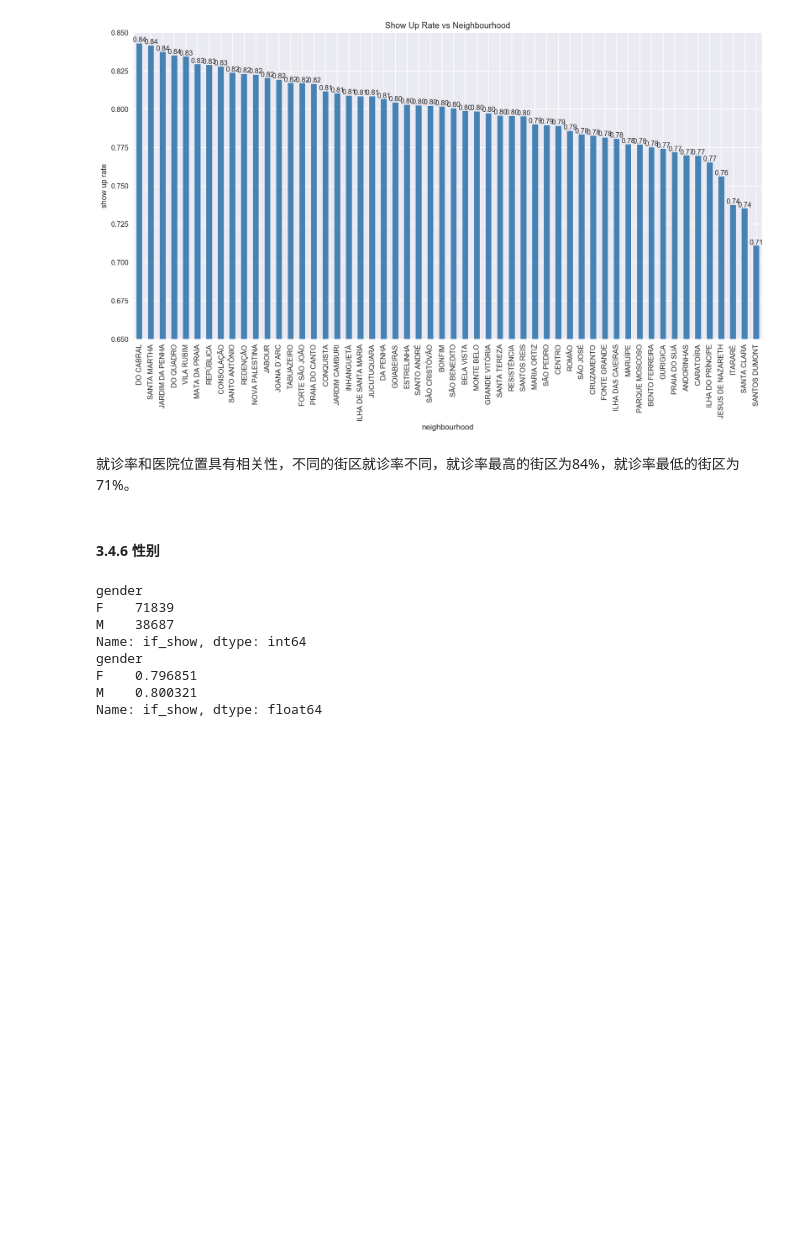
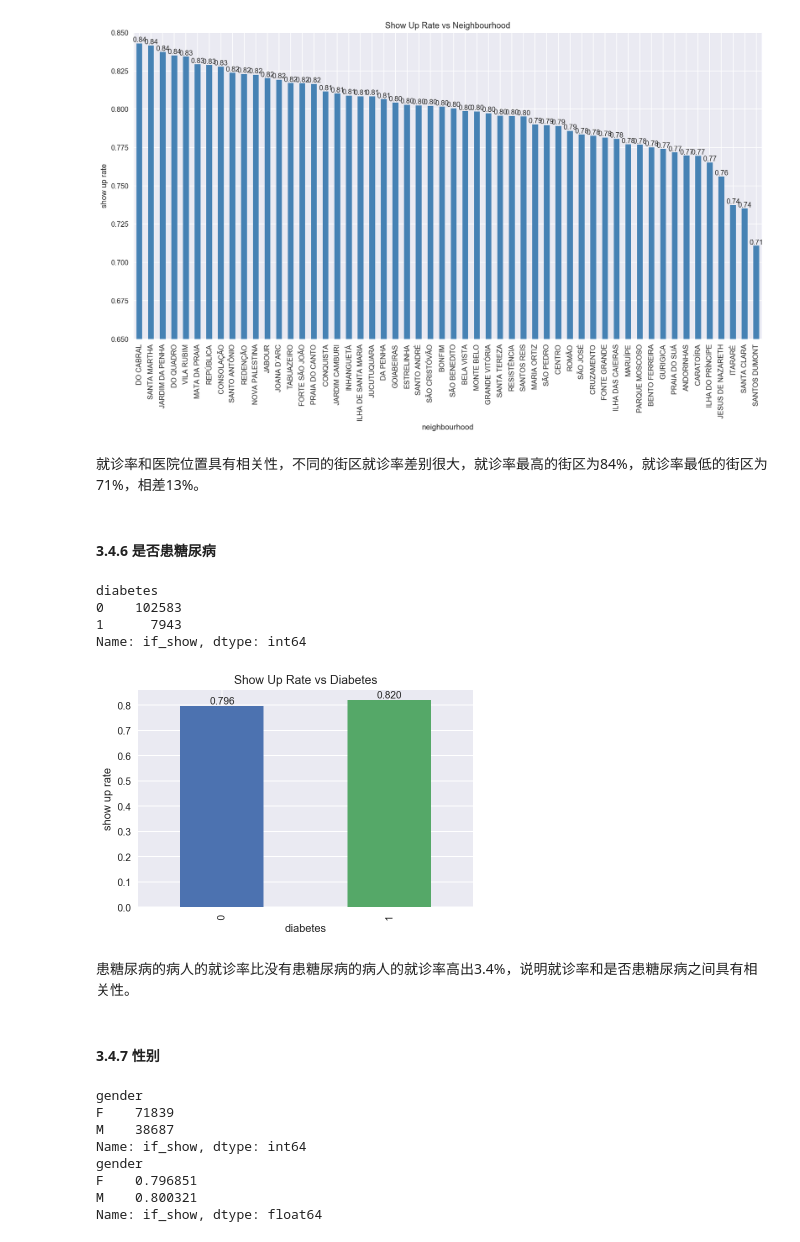
Before and after one commit to DeepSai/Medical-Appointment-No-Shows, a Jupyter notebook: project.ipynb, the cells around one changed output. Drawn from its saved outputs; the diff is of its cells as text; code cells hidden in the pictures; blank space fills up the shorter version.

```diff
--- a/project.ipynb
+++ b/project.ipynb
@@ -496,9 +499,33 @@ plt.show();
 # %% [output]
 [figure]
 # %% [markdown]
-就诊率和医院位置具有相关性，不同的街区就诊率不同，就诊率最高的街区为84%，就诊率最低的街区为71%。
+就诊率和医院位置具有相关性，不同的街区就诊率差别很大，就诊率最高的街区为84%，就诊率最低的街区为71%，相差13%。
 # %% [markdown]
-#### 3.4.6 性别
+#### 3.4.6 是否患糖尿病
+# %%
+# 打印具体数据
+print(data.groupby('diabetes').if_show.count())
+
+# 获取统计数据
+fig_data = data.groupby('diabetes').if_show.mean()
+
+fig_data.plot(kind='bar')
+plt.title('Show Up Rate vs Diabetes')
+plt.ylabel('show up rate')
+
+# 添加数值大小,保留两位小数
+for x,y in fig_data.items():
+    plt.text(x, y, '%.3f'%y, ha='center', va= 'bottom')
+# %% [output]
+diabetes
+0    102583
+1      7943
+Name: if_show, dtype: int64
+[figure, added]
+# %% [markdown]
+患糖尿病的病人的就诊率比没有患糖尿病的病人的就诊率高出3.4%，说明就诊率和是否患糖尿病之间具有相关性。
+# %% [markdown]
+#### 3.4.7 性别
 # %%
 # 打印具体数据
 print(data.groupby('gender').if_show.count())
```
Also changed, not shown: parts of 8 cells of this notebook.
